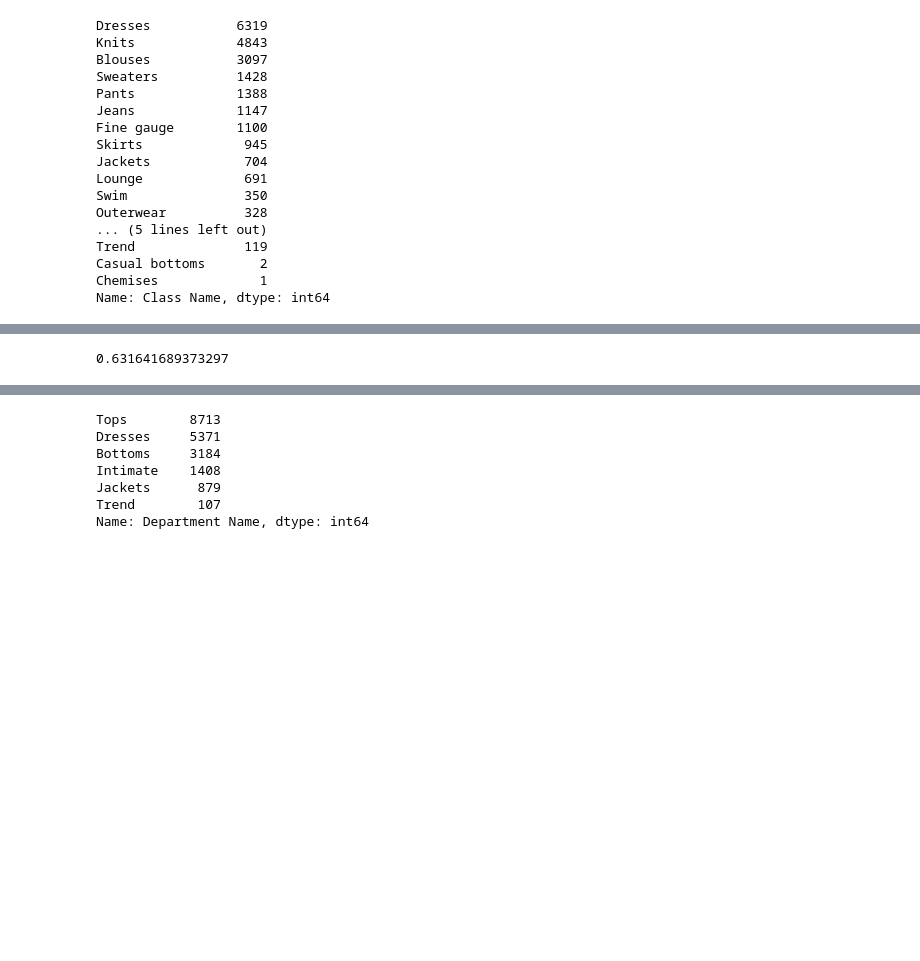
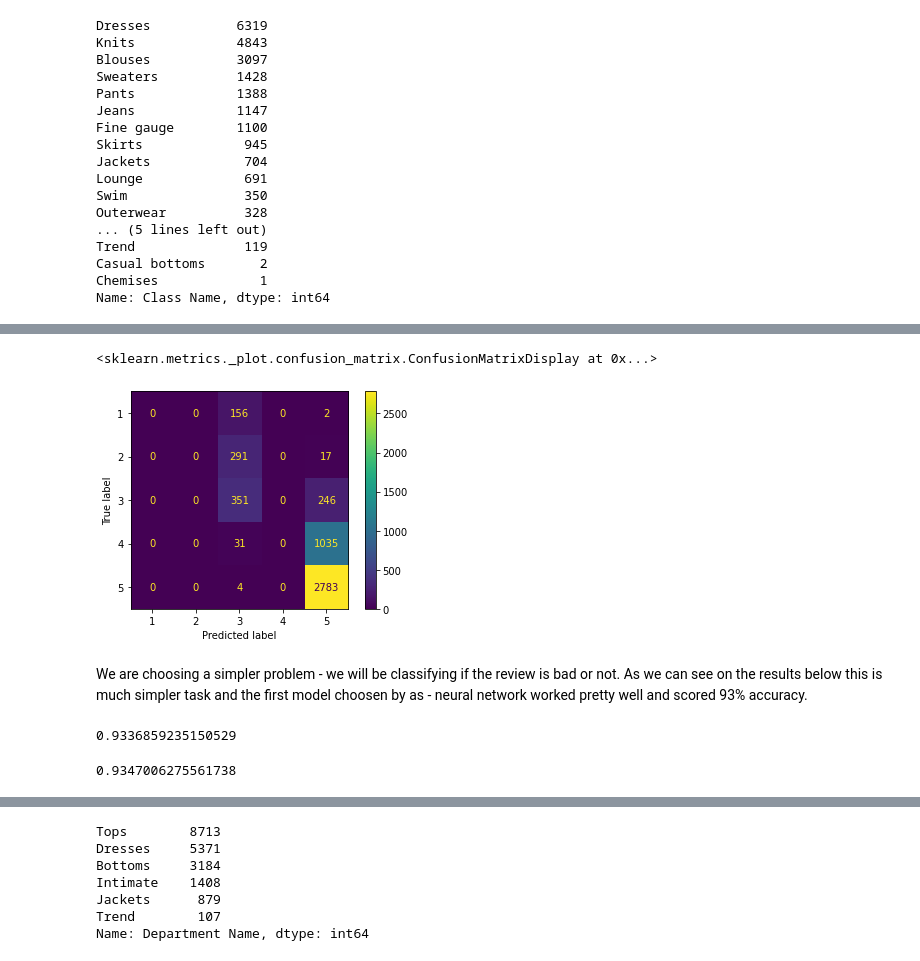
Before and after one commit to JustynaPantak/e-commerce_analyse, a Jupyter notebook: data_analyse.ipynb, the cells around one changed output, grey strips where cells are left out. Cells and saved outputs as stored; diff of their text form; code cells hidden in the pictures; blank space fills up the shorter version.

```diff
--- a/data_analyse.ipynb
+++ b/data_analyse.ipynb
@@ -237,0 +564,2 @@ ax = sns.countplot(y="Division Name", hue="Rating", data=df)
+# %%
+df['is_bad_review']=reviews_df['is_bad_review']
@@ -238,7 +608,15 @@ ax = sns.countplot(y="Division Name", hue="Rating", data=df)
+# %%
+# confusion matrix
+plot_confusion_matrix(clf, X_test, y_test)
+# %% [output]
+<sklearn.metrics._plot.confusion_matrix.ConfusionMatrixDisplay at 0x...>
+[figure, added]
+# %% [markdown]
+We are choosing a simpler problem - we will be classifying if the review is bad or not. As we can see on the results below this is much simpler task and the first model choosen by as - neural network worked pretty well and scored 93% accuracy.
 # %%
-# probny model
-labels= df['Rating']
-data = df[['Age','Recommended IND']]
+
+labels= df['is_bad_review']
+data = df[['Age','Recommended IND','Positive Feedback Count']]
 from sklearn.neural_network import MLPClassifier
 from sklearn.datasets import make_classification
 from sklearn.model_selection import train_test_split
@@ -246,7 +624,10 @@ from sklearn.model_selection import train_test_split
 X_train, X_test, y_train, y_test = train_test_split(data, labels)
 
 clf = MLPClassifier(random_state=1, max_iter=300).fit(X_train, y_train)
-clf.predict_proba(X_test[:1])
 clf.score(X_test, y_test)
 # %% [output]
-0.631641689373297
+0.9336859235150529
+# %%
+cross_val_score(clf, X_test, y_test, cv=10).mean()
+# %% [output]
+0.9347006275561738
```
Also changed, not shown: parts of 128 cells of this notebook, 3 other files.
